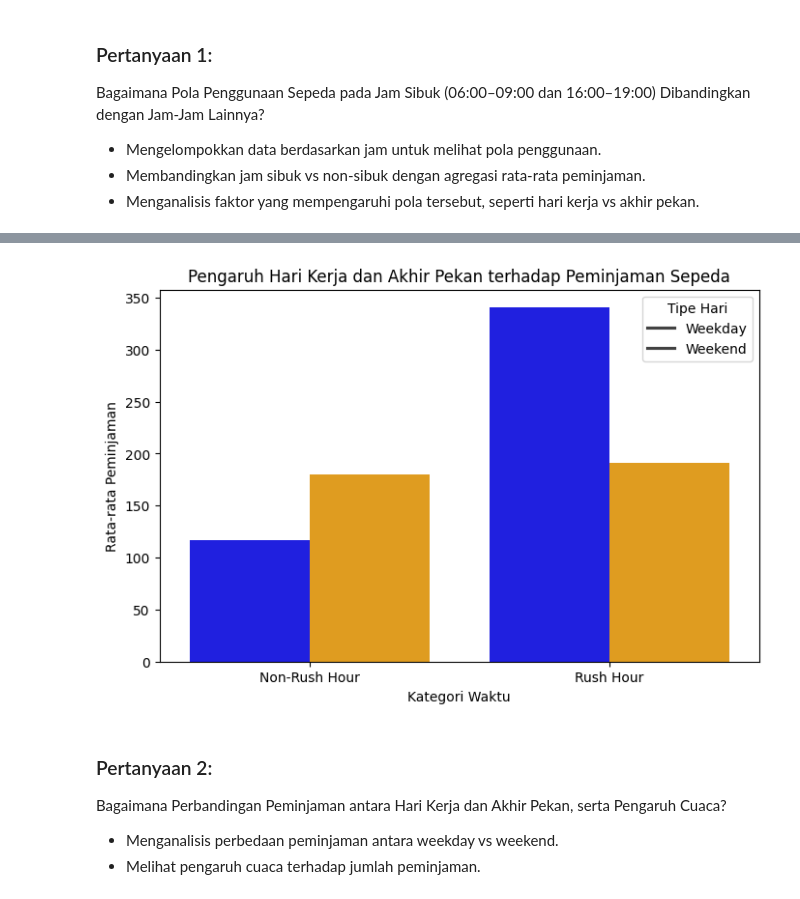
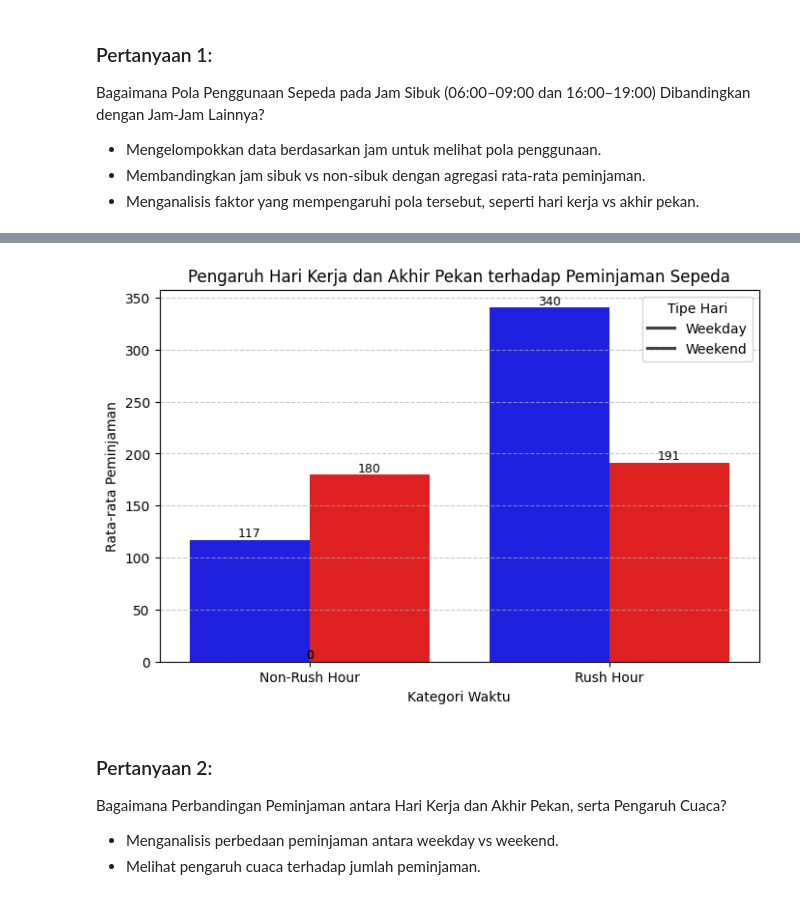
Before and after one commit to spicynoon/bike_sharing, a Jupyter notebook: Yandiyan_Dicoding_Proyek Analisis Data.ipynb, the cells around one changed output, grey strips where cells are left out. Cells and saved outputs as stored; diff of their text form; code cells hidden in the pictures.

```diff
--- a/Yandiyan_Dicoding_Proyek Analisis Data.ipynb
+++ b/Yandiyan_Dicoding_Proyek Analisis Data.ipynb
@@ -309,4 +548,0 @@ df_hour['rush_hour'] = df_hour['hr'].apply(categorize_rush_hour)
-# %%
-#buat kolom baru untuk kategori hari
-df_hour['day_type'] = df_hour['weekday'].apply(lambda x: 'Weekend' if x in [0, 6] else 'Weekday')
-df_day['day_type'] = df_day['weekday'].apply(lambda x: 'Weekend' if x in [0, 6] else 'Weekday')
@@ -326,5 +617,9 @@ df_day['season'] = df_day['season'].map(season_mapping)
 temp_bins = [0, 0.3, 0.6, 0.9, 1.0]
 temp_labels = ['Cold', 'Mild', 'Warm', 'Hot']
 
-df_hour['temp_category'] = pd.cut(df_hour['temp'], bins=temp_bins, labels=temp_labels)
-df_day['temp_category'] = pd.cut(df_day['temp'], bins=temp_bins, labels=temp_labels)
+#pastikan kolom 'temp' ada sebelum membuat kategori suhu
+if 'temp' in df_hour.columns:
+    df_hour['temp_category'] = pd.cut(df_hour['temp'], bins=temp_bins, labels=temp_labels)
+
+if 'temp' in df_day.columns:
+    df_day['temp_category'] = pd.cut(df_day['temp'], bins=temp_bins, labels=temp_labels)
@@ -331,4 +646,8 @@ df_day['temp_category'] = pd.cut(df_day['temp'], bins=temp_bins, labels=temp_lab
 # %%
 #menambah cnt_log untuk transformasi logaritmik
-df_hour['cnt_log'] = np.log1p(df_hour['cnt'])
-df_day['cnt_log'] = np.log1p(df_day['cnt'])
+#mastikan kolom 'cnt' ada sebelum melakukan transformasi logaritmik
+if 'cnt' in df_hour.columns:
+    df_hour['cnt_log'] = np.log1p(df_hour['cnt'])
+
+if 'cnt' in df_day.columns:
+    df_day['cnt_log'] = np.log1p(df_day['cnt'])
@@ -510,19 +1049,38 @@ Passing `palette` without assigning `hue` is deprecated and will be removed in v
 # %%
 #analisis hari kerja vs akhir pekan
 
-#agregasi jumlah peminjaman berdasarkan kategori waktu dan hari kerja
-rush_hour_weekday = df_hour.groupby(['time_category', 'day_type'])['cnt'].mean().reset_index()
+#validasi sebelum menjalankan agregasi
+if 'time_category' in df_hour.columns and 'day_type' in df_hour.columns:
+    rush_hour_weekday = df_hour.groupby(['time_category', 'day_type']).agg(
+        avg_peminjaman=('cnt', 'mean'),
+        total_peminjaman=('cnt', 'sum')
+    ).reset_index()
 
 #visualisasi
-plt.figure(figsize=(8,5))
-sns.barplot(x='time_category', y='cnt', hue='day_type', data=rush_hour_weekday, palette=['blue', 'orange'])
-plt.xlabel("Kategori Waktu")
-plt.ylabel("Rata-rata Peminjaman")
-plt.title("Pengaruh Hari Kerja dan Akhir Pekan terhadap Peminjaman Sepeda")
+plt.figure(figsize=(8,5), dpi=100)
+ax = sns.barplot(x='time_category', y='avg_peminjaman', hue='day_type', data=rush_hour_weekday,
+                 palette=['blue', 'red'])
+
+#menambahkan label dan judul
+plt.xlabel("Kategori Waktu", fontsize=10)
+plt.ylabel("Rata-rata Peminjaman", fontsize=10)
+plt.title("Pengaruh Hari Kerja dan Akhir Pekan terhadap Peminjaman Sepeda", fontsize=12)
+
+#menambahkan legenda dengan label yang lebih jelas
 plt.legend(title="Tipe Hari", labels=["Weekday", "Weekend"])
+
+#menambahkan anotasi jumlah peminjaman di setiap kategori waktu
+for p in ax.patches:
+    ax.annotate(f'{int(p.get_height()):,}',
+                (p.get_x() + p.get_width() / 2., p.get_height()),
+                ha='center', va='bottom', fontsize=9, color='black')
+
+#menambahkan grid untuk memperjelas perbedaan jumlah peminjaman
+plt.grid(axis='y', linestyle='--', alpha=0.7)
+
 plt.show()
 # %% [output]
-[figure, old version]
+[figure, new version]
 # %% [markdown]
 ### Pertanyaan 2:
 Bagaimana Perbandingan Peminjaman antara Hari Kerja dan Akhir Pekan, serta Pengaruh Cuaca?
```
Also changed, not shown: parts of 70 cells of this notebook, 6 other files.
